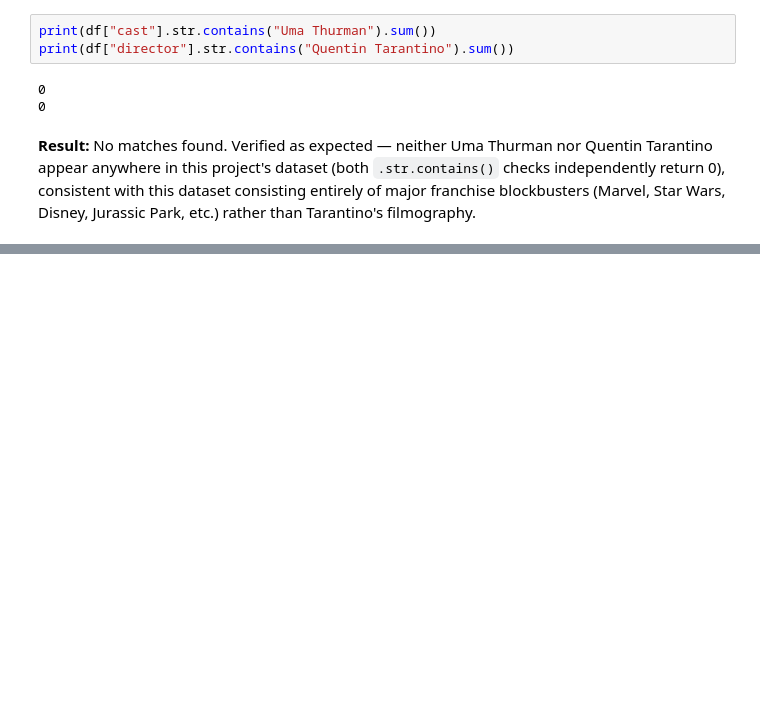
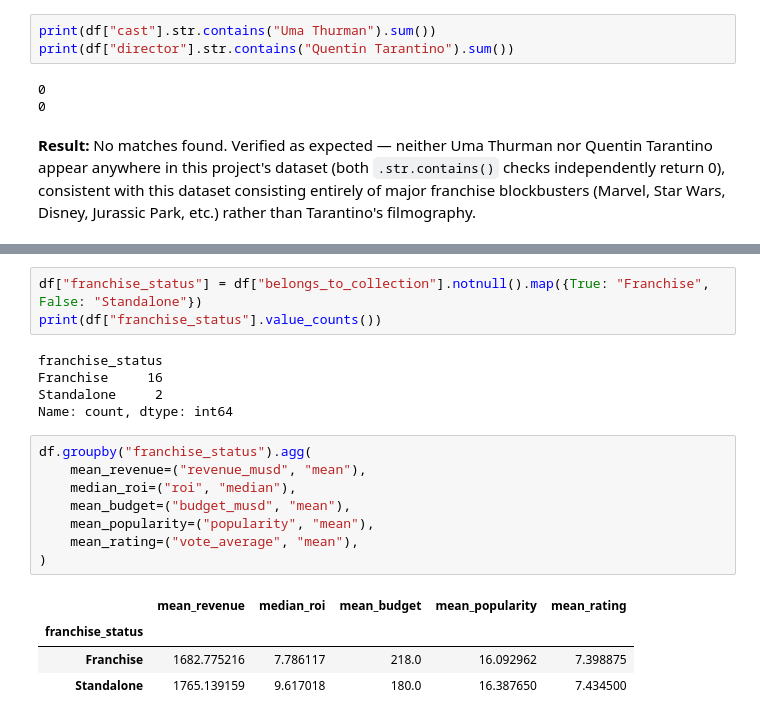
Before and after one commit to NadiaHirwa/tmdb-movies-analysis, a Jupyter notebook: analysis.ipynb, the cells around one changed output, grey strips where cells are left out. Drawn from its saved outputs; the diff is of its cells as text; blank space fills up the shorter version.

Commit message:
compare franchise vs standalone movie performance across 5 metrics

```diff
--- a/analysis.ipynb
+++ b/analysis.ipynb
@@ -261,0 +266,21 @@ print(df["director"].str.contains("Quentin Tarantino").sum())
+# %%
+df["franchise_status"] = df["belongs_to_collection"].notnull().map({True: "Franchise", False: "Standalone"})
+print(df["franchise_status"].value_counts())
+# %% [output]
+franchise_status
+Franchise     16
+Standalone     2
+Name: count, dtype: int64
+# %%
+df.groupby("franchise_status").agg(
+    mean_revenue=("revenue_musd", "mean"),
+    median_roi=("roi", "median"),
+    mean_budget=("budget_musd", "mean"),
+    mean_popularity=("popularity", "mean"),
+    mean_rating=("vote_average", "mean"),
+)
+# %% [output]
+|  | mean_revenue | median_roi | mean_budget | mean_popularity | mean_rating |
+| franchise_status |  |  |  |  |  |
+| Franchise | 1682.775216 | 7.786117 | 218.0 | 16.092962 | 7.398875 |
+| Standalone | 1765.139159 | 9.617018 | 180.0 | 16.387650 | 7.434500 |
```
Also changed, not shown: parts of 1 cell of this notebook.
